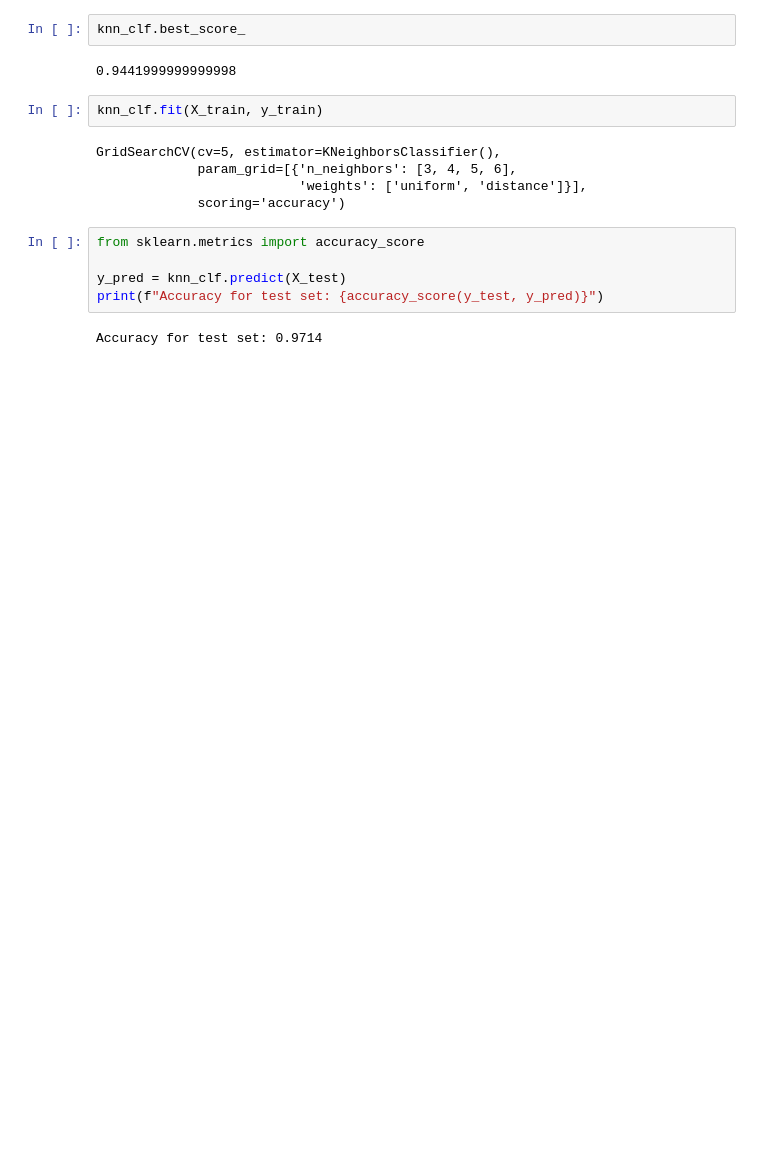
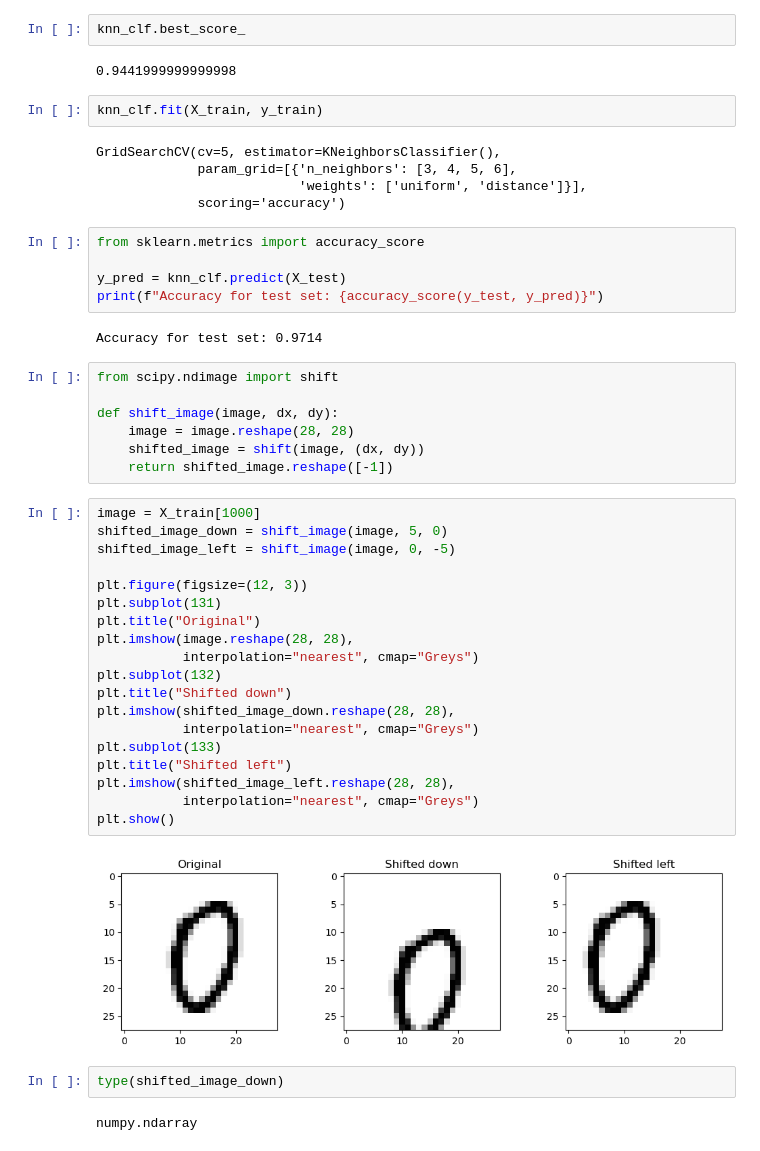
Before and after one commit to dmitrycvs/mnist, a Jupyter notebook: main.ipynb, the cells around one changed output. Cells and saved outputs as stored; diff of their text form; blank space fills up the shorter version.

```diff
--- a/main.ipynb
+++ b/main.ipynb
@@ -288,3 +288,35 @@ y_pred = knn_clf.predict(X_test)
 print(f"Accuracy for test set: {accuracy_score(y_test, y_pred)}")
 # %% [output]
 Accuracy for test set: 0.9714
+# %%
+from scipy.ndimage import shift
+
+def shift_image(image, dx, dy):
+    image = image.reshape(28, 28)
+    shifted_image = shift(image, (dx, dy))
+    return shifted_image.reshape([-1])
+# %%
+image = X_train[1000]
+shifted_image_down = shift_image(image, 5, 0)
+shifted_image_left = shift_image(image, 0, -5)
+
+plt.figure(figsize=(12, 3))
+plt.subplot(131)
+plt.title("Original")
+plt.imshow(image.reshape(28, 28),
+           interpolation="nearest", cmap="Greys")
+plt.subplot(132)
+plt.title("Shifted down")
+plt.imshow(shifted_image_down.reshape(28, 28),
+           interpolation="nearest", cmap="Greys")
+plt.subplot(133)
+plt.title("Shifted left")
+plt.imshow(shifted_image_left.reshape(28, 28),
+           interpolation="nearest", cmap="Greys")
+plt.show()
+# %% [output]
+[figure, added]
+# %%
+type(shifted_image_down)
+# %% [output]
+numpy.ndarray
```
Also changed, not shown: parts of 4 cells of this notebook.
